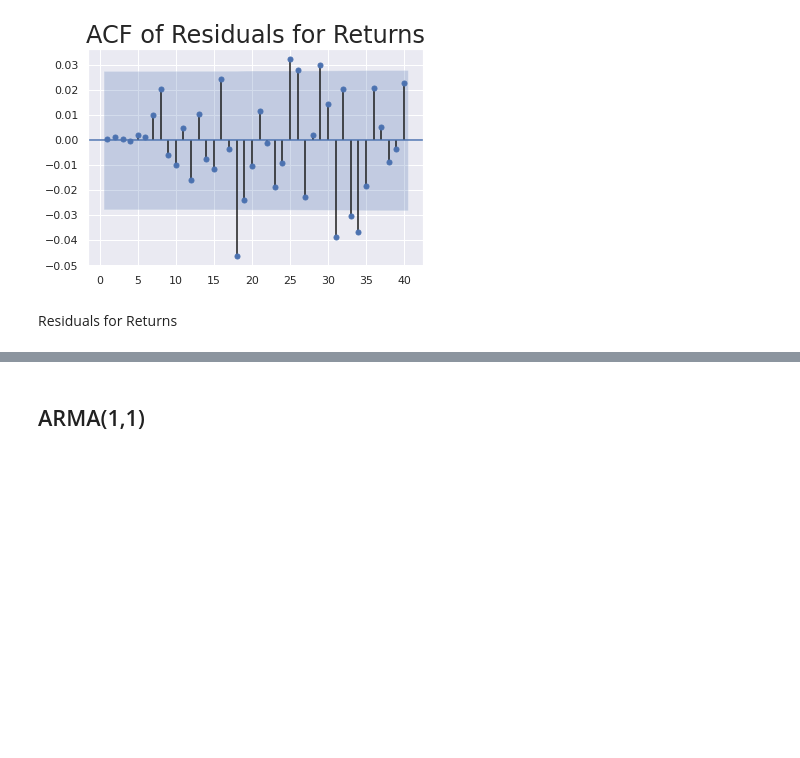
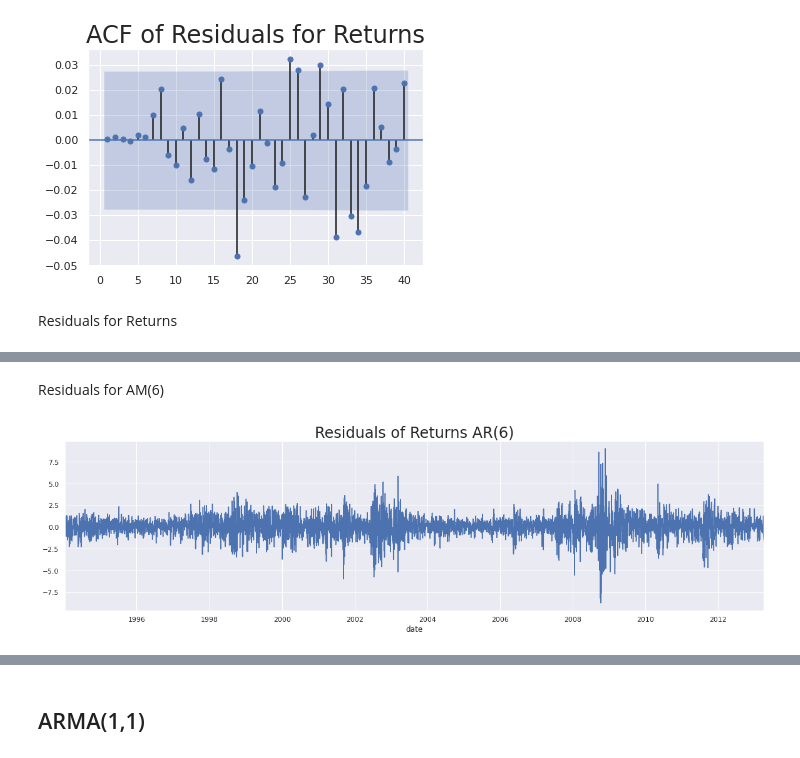
Before and after one commit to jjsalazarr/curso-series-temporales, a Jupyter notebook: 7. ARMA autorregresivos de medias moviles/Python/9_ARMA_.ipynb, the cells around one changed output, grey strips where cells are left out. Saved outputs shown, nothing was run; the diff lists cells and outputs as text; code cells hidden in the pictures; blank space fills up the shorter version.

```diff
--- a/7. ARMA autorregresivos de medias moviles/Python/9_ARMA_.ipynb
+++ b/7. ARMA autorregresivos de medias moviles/Python/9_ARMA_.ipynb
@@ -306,0 +309,6 @@ Residuals for Returns
+# %%
+df=df.iloc[1:]
+
+model_ret_am_6 = ARMA(df.returns[1:], order=(0,6))
+results_ret_am_6 = model_ret_am_6.fit()
+results_ret_am_6.summary()
@@ -306,0 +340,10 @@ Residuals for Returns
+# %% [markdown]
+Residuals for AM(6)
+# %%
+df['res_ret_am_6'] = results_ret_am_6.resid[1:]
+
+df.res_ret_am_6.plot(figsize = (20,5))
+plt.title("Residuals of Returns AR(6)", size=24)
+plt.show()
+# %% [output]
+[figure, added]
```
Also changed, not shown: parts of 4 cells of this notebook.
